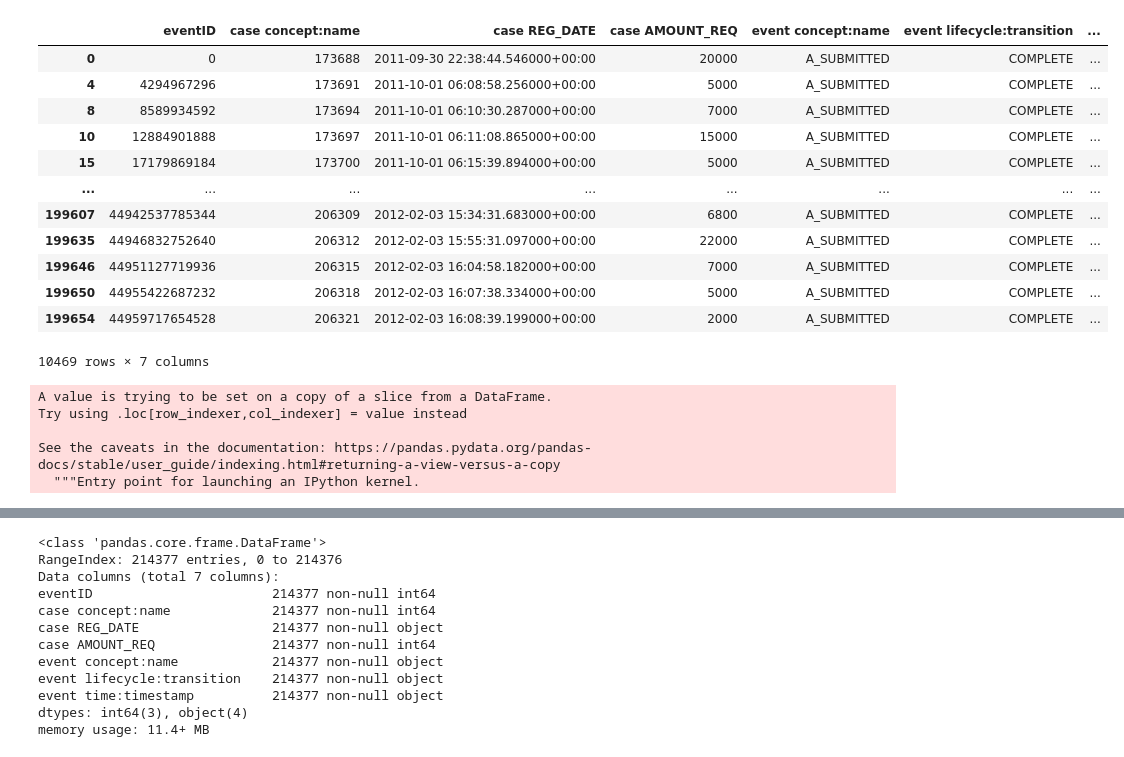
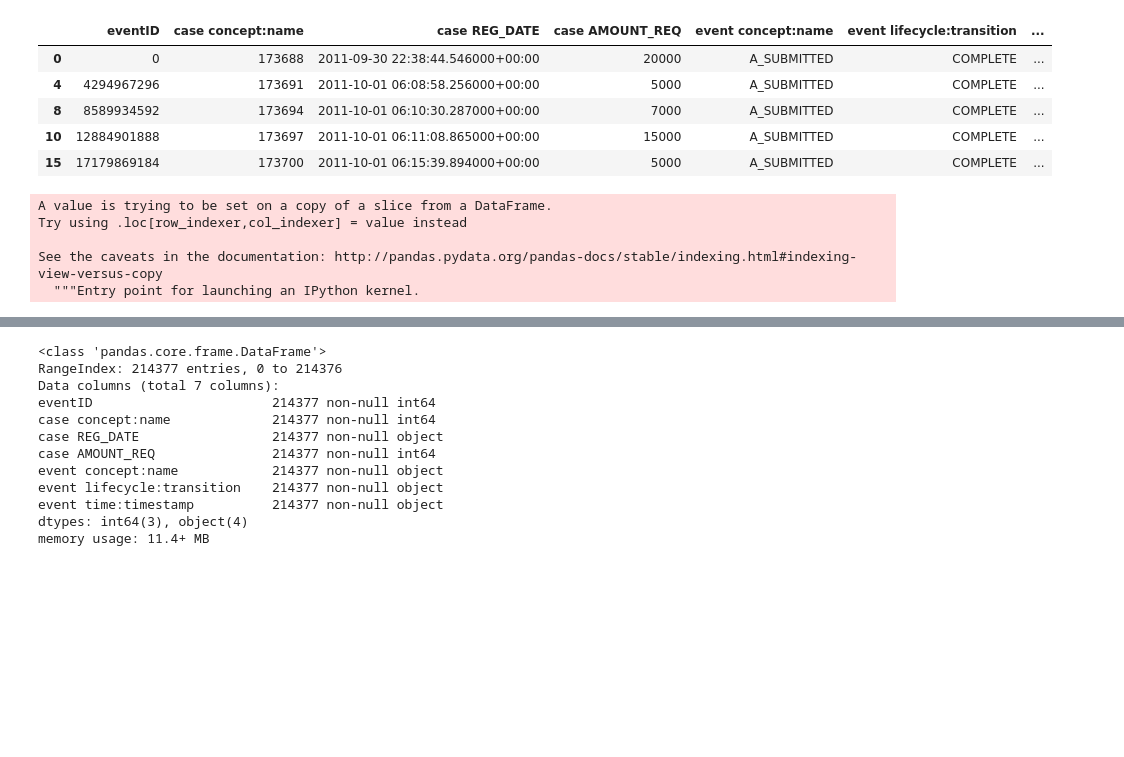
Before and after one commit to FrisoV/ProcessMining-Group17, a Jupyter notebook: data exploration.ipynb, the cells around one changed output, grey strips where cells are left out. Drawn from its saved outputs; the diff is of its cells as text; code cells hidden in the pictures; blank space fills up the shorter version.

```diff
--- a/data exploration.ipynb
+++ b/data exploration.ipynb
@@ -29,27 +29,22 @@ df
+# %%
+df['case REG_DATE']=pd.to_datetime(df['case REG_DATE'], format='%Y-%m-%d %H:%M:%S.%f', utc=True)
 # %%
 df_start=df[df['event concept:name']=='A_SUBMITTED']
 # %%
-df_start
+df_start.head()
 # %% [output]
 |  | eventID | case concept:name | case REG_DATE | case AMOUNT_REQ | event concept:name | event lifecycle:transition | ... |
 | 0 | 0 | 173688 | 2011-09-30 22:38:44.546000+00:00 | 20000 | A_SUBMITTED | COMPLETE | ... |
 | 4 | 4294967296 | 173691 | 2011-10-01 06:08:58.256000+00:00 | 5000 | A_SUBMITTED | COMPLETE | ... |
 | 8 | 8589934592 | 173694 | 2011-10-01 06:10:30.287000+00:00 | 7000 | A_SUBMITTED | COMPLETE | ... |
 | 10 | 12884901888 | 173697 | 2011-10-01 06:11:08.865000+00:00 | 15000 | A_SUBMITTED | COMPLETE | ... |
 | 15 | 17179869184 | 173700 | 2011-10-01 06:15:39.894000+00:00 | 5000 | A_SUBMITTED | COMPLETE | ... |
-| ... | ... | ... | ... | ... | ... | ... | ... |
-| 199607 | 44942537785344 | 206309 | 2012-02-03 15:34:31.683000+00:00 | 6800 | A_SUBMITTED | COMPLETE | ... |
-| 199635 | 44946832752640 | 206312 | 2012-02-03 15:55:31.097000+00:00 | 22000 | A_SUBMITTED | COMPLETE | ... |
-| 199646 | 44951127719936 | 206315 | 2012-02-03 16:04:58.182000+00:00 | 7000 | A_SUBMITTED | COMPLETE | ... |
-| 199650 | 44955422687232 | 206318 | 2012-02-03 16:07:38.334000+00:00 | 5000 | A_SUBMITTED | COMPLETE | ... |
-| 199654 | 44959717654528 | 206321 | 2012-02-03 16:08:39.199000+00:00 | 2000 | A_SUBMITTED | COMPLETE | ... |
-10469 rows × 7 columns
 # %%
 df_start['y-m-d'] = df_start['case REG_DATE'].dt.strftime('%y-%m-%d')
 # %% [output]
 A value is trying to be set on a copy of a slice from a DataFrame.
 Try using .loc[row_indexer,col_indexer] = value instead
 
-See the caveats in the documentation: https://pandas.pydata.org/pandas-docs/stable/user_guide/indexing.html#returning-a-view-versus-a-copy
+See the caveats in the documentation: http://pandas.pydata.org/pandas-docs/stable/indexing.html#indexing-view-versus-copy
   """Entry point for launching an IPython kernel.
 # %%
```
Also changed, not shown: parts of 18 cells of this notebook.
